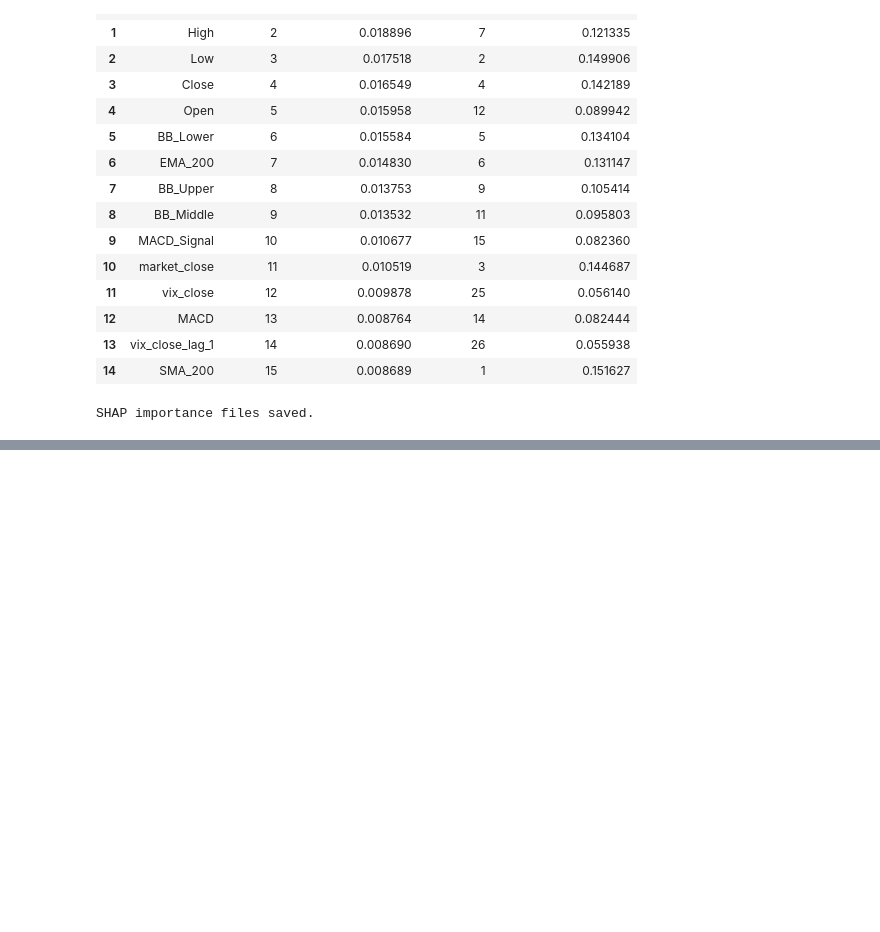
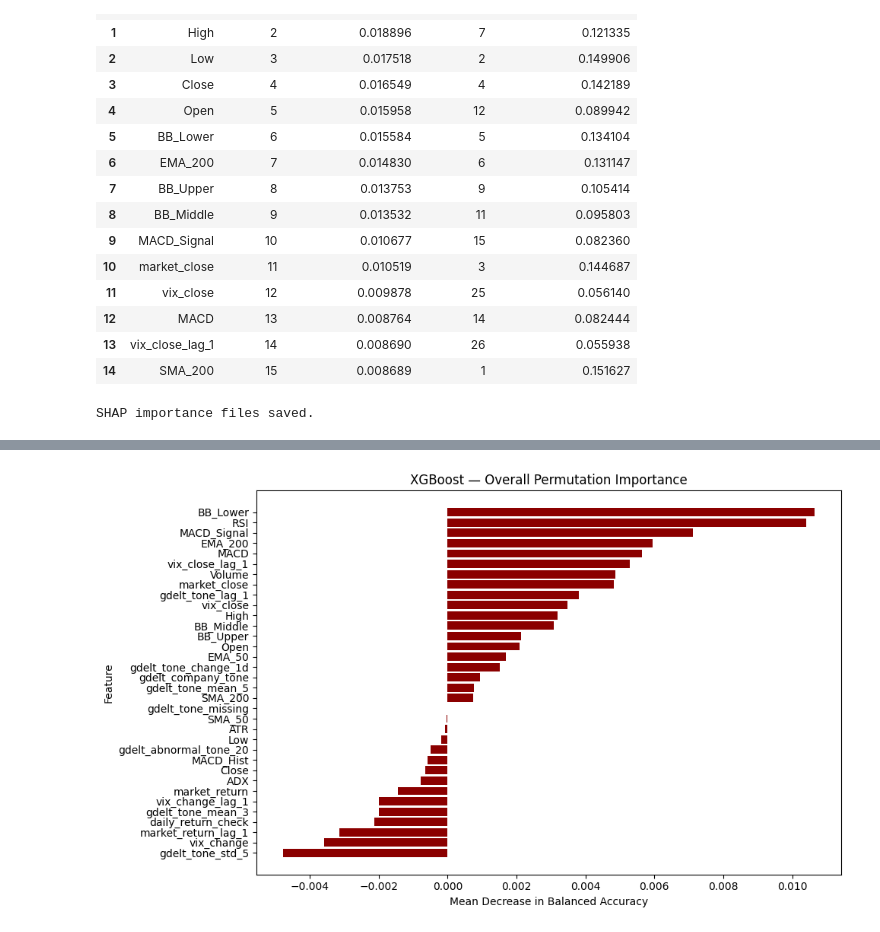
Before and after one commit to PhyoThor/Advance_Machine_Learning, a Jupyter notebook: 13b_Explanability.ipynb, the cells around one changed output, grey strips where cells are left out. Saved outputs shown, nothing was run; the diff lists cells and outputs as text; code cells hidden in the pictures; blank space fills up the shorter version.

```diff
--- a/13b_Explanability.ipynb
+++ b/13b_Explanability.ipynb
@@ -564,0 +652,5 @@ SHAP importance files saved.
+# %%
+xgb_perm_all = pd.concat([df.assign(stock=stock)for stock, df in xgb_perm_importance.items()],ignore_index=True)
+xgb_perm_overall = (xgb_perm_all.groupby("feature")["importance_mean"].mean().sort_values(ascending=False))
+
+display(xgb_perm_overall.head(15).to_frame("Mean Permutation Importance"))
@@ -564,0 +688,13 @@ SHAP importance files saved.
+# %%
+xgb_perm_plot = (xgb_perm_overall.sort_values())
+
+plt.figure(figsize=(10, 6))
+plt.barh(xgb_perm_plot.index,xgb_perm_plot.values,color = ["darkred"])
+plt.xlabel("Mean Decrease in Balanced Accuracy")
+plt.ylabel("Feature")
+plt.title("XGBoost — Overall Permutation Importance")
+
+plt.tight_layout()
+plt.show()
+# %% [output]
+[figure, added]
```
Also changed, not shown: parts of 7 cells of this notebook.
